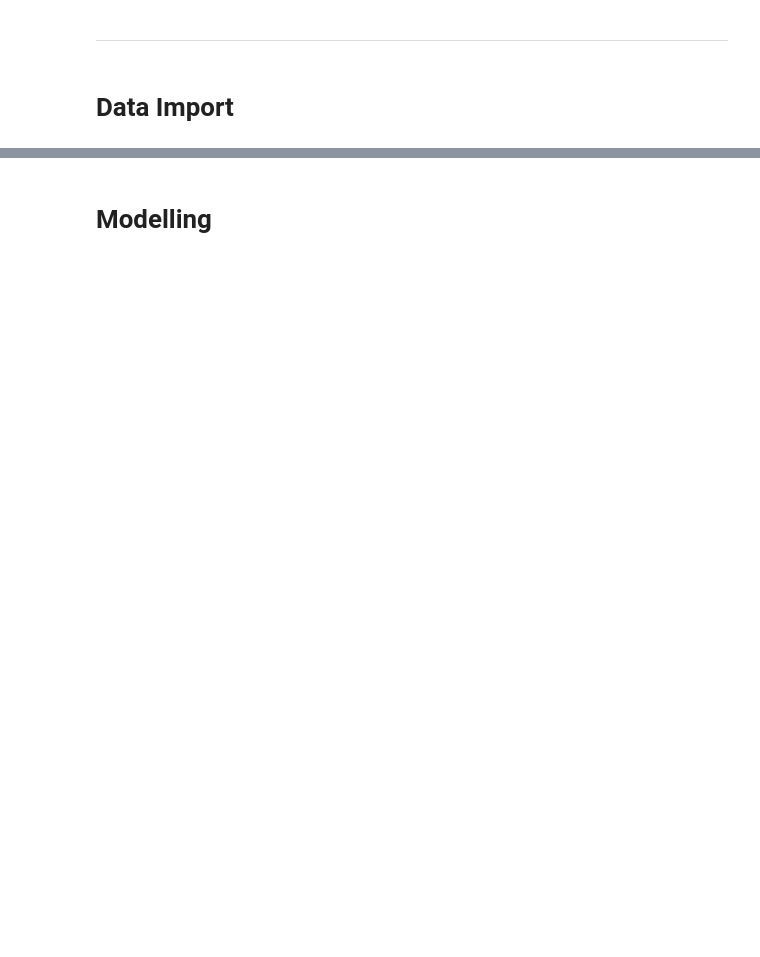
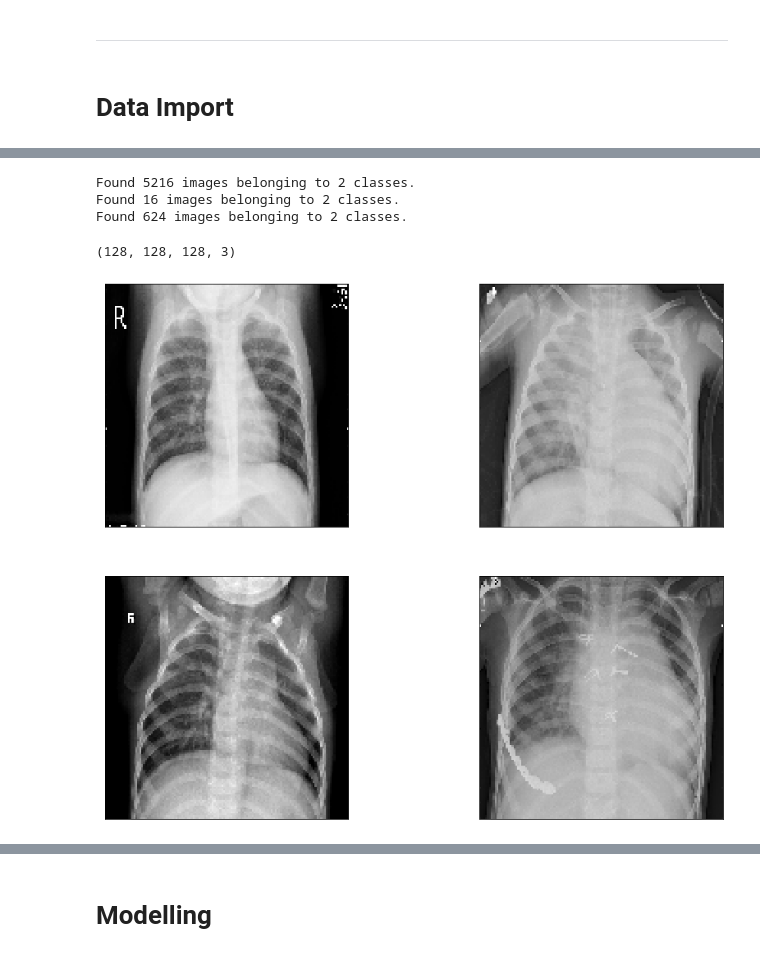
Before and after one commit to Louis-Bad/cnn_image_classification, a Jupyter notebook: main.ipynb, the cells around one changed output, grey strips where cells are left out. Saved outputs shown, nothing was run; the diff lists cells and outputs as text; code cells hidden in the pictures; blank space fills up the shorter version.

Commit message:
data downloaded and imported, data preprocessed, base line model created

```diff
--- a/main.ipynb
+++ b/main.ipynb
@@ -8,0 +23,66 @@
+# %%
+# creating an image generator for train, validation and test sets
+train_direct = 'data/train'
+val_direct = 'data/val'
+test_direct = 'data/test'
+batch_size = 128
+height_width = 128 # using lower resolution values for decreased computational strain and faster training speeds
+datagen = ImageDataGenerator(rescale=1/255)
+
+# training image generator
+train_data = datagen.flow_from_directory(directory=train_direct,
+                                   batch_size=batch_size,
+                                   target_size=(height_width, height_width),
+                                   class_mode='binary',
+                                   seed=42)
+
+# validation image generator
+val_data = datagen.flow_from_directory(directory=val_direct,
+                                   batch_size=batch_size,
+                                   target_size=(height_width, height_width),
+                                   class_mode='binary',
+                                   seed=42)
+
+# test image generator
+test_data = datagen.flow_from_directory(directory=test_direct,
+                                   batch_size=batch_size,
+                                   target_size=(height_width, height_width),
+                                   class_mode='binary',
+                                   seed=42)
+# %% [output]
+Found 5216 images belonging to 2 classes.
+Found 16 images belonging to 2 classes.
+Found 624 images belonging to 2 classes.
+# %%
+# producing the next batch of 128 images and their labels for training data
+images, labels = next(train_data)
+# %%
+images.shape
+# %% [output]
+(128, 128, 128, 3)
+# %%
+# quick inspection of the images
+
+# small sample of 4 images
+sample = images[::32]
+
+# all 4 images shown with no axis ticks
+fig, ((ax1, ax2), (ax3, ax4)) = plt.subplots(2,2, figsize=(15,12))
+ax1.imshow(sample[0])
+ax1.set_xticks([])
+ax1.set_yticks([])
+# ax1.set_title(sample_labl[0])
+
+ax2.imshow(sample[1])
+ax2.set_xticks([])
+ax2.set_yticks([])
+
+ax3.imshow(sample[2])
+ax3.set_xticks([])
+ax3.set_yticks([])
+
+ax4.imshow(sample[3])
+ax4.set_xticks([])
+ax4.set_yticks([]);
+# %% [output]
+[figure, added]
```
Also changed, not shown: parts of 11 cells of this notebook, 1 other file.
